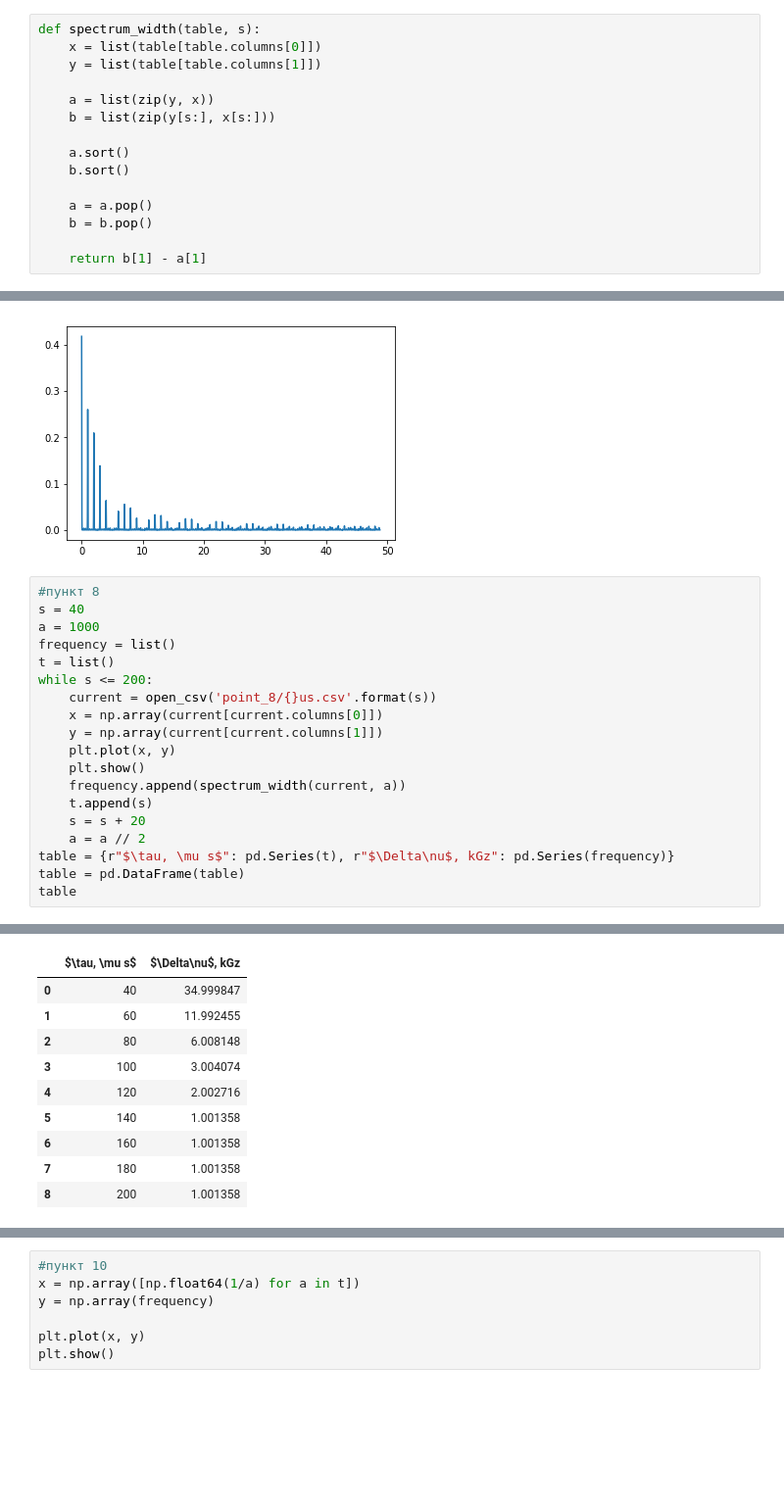
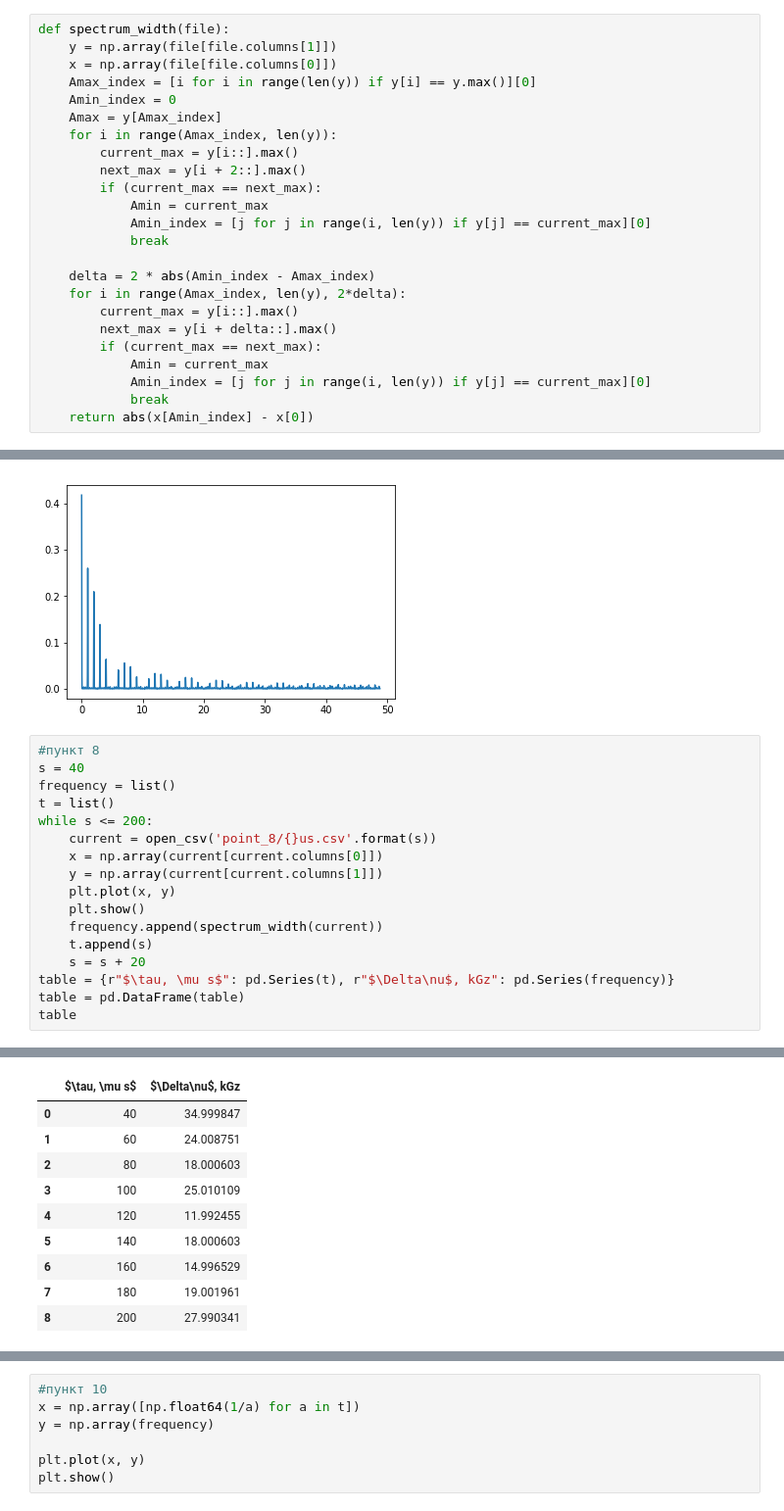
Before and after one commit to Potyashin/PhysLabs3TermMIPT, a Jupyter notebook: Спектры/Specters.ipynb, the cells around one changed output, grey strips where cells are left out. Shown: that part at 98% size. Cells and saved outputs as stored; diff of their text form; blank space fills up the shorter version.

```diff
--- a/Спектры/Specters.ipynb
+++ b/Спектры/Specters.ipynb
@@ -13,21 +13,30 @@ def open_csv(name):
     for col in file.columns:
         file[col] = [np.float64(i) for i in file[col]]
     return file
-# %%
-def spectrum_width(table, s):
-    x = list(table[table.columns[0]])
-    y = list(table[table.columns[1]])
-
-    a = list(zip(y, x))
-    b = list(zip(y[s:], x[s:]))
-
-    a.sort()
-    b.sort()
-
-    a = a.pop()
-    b = b.pop()
-
-    return b[1] - a[1]
+# %%
+def spectrum_width(file):
+    y = np.array(file[file.columns[1]])
+    x = np.array(file[file.columns[0]])
+    Amax_index = [i for i in range(len(y)) if y[i] == y.max()][0]
+    Amin_index = 0
+    Amax = y[Amax_index]
+    for i in range(Amax_index, len(y)):
+        current_max = y[i::].max()
+        next_max = y[i + 2::].max()
+        if (current_max == next_max):
+            Amin = current_max
+            Amin_index = [j for j in range(i, len(y)) if y[j] == current_max][0]
+            break
+
+    delta = 2 * abs(Amin_index - Amax_index)
+    for i in range(Amax_index, len(y), 2*delta):
+        current_max = y[i::].max()
+        next_max = y[i + delta::].max()
+        if (current_max == next_max):
+            Amin = current_max
+            Amin_index = [j for j in range(i, len(y)) if y[j] == current_max][0]
+            break
+    return abs(x[Amin_index] - x[0])
 # %%
 # Функция, которая будет давать A_min и A_max по графику
 def find_delta(file):
@@ -76,39 +85,37 @@ plt.show()
 # %%
 #пункт 8
 s = 40
-a = 1000
 frequency = list()
 t = list()
 while s <= 200:
     current = open_csv('point_8/{}us.csv'.format(s))
     x = np.array(current[current.columns[0]])
     y = np.array(current[current.columns[1]])
     plt.plot(x, y)
     plt.show()
-    frequency.append(spectrum_width(current, a))
+    frequency.append(spectrum_width(current))
     t.append(s)
     s = s + 20
-    a = a // 2
 table = {r"$\tau, \mu s$": pd.Series(t), r"$\Delta\nu$, kGz": pd.Series(frequency)}
 table = pd.DataFrame(table)
 table
 # %% [output]
 [figure]
 [figure]
 [figure]
 [figure]
 [figure]
 [figure]
 [figure]
 [figure]
 [figure]
 |  | $\tau, \mu s$ | $\Delta\nu$, kGz |
 | 0 | 40 | 34.999847 |
-| 1 | 60 | 11.992455 |
-| 2 | 80 | 6.008148 |
-| 3 | 100 | 3.004074 |
-| 4 | 120 | 2.002716 |
-| 5 | 140 | 1.001358 |
-| 6 | 160 | 1.001358 |
-| 7 | 180 | 1.001358 |
-| 8 | 200 | 1.001358 |
+| 1 | 60 | 24.008751 |
+| 2 | 80 | 18.000603 |
+| 3 | 100 | 25.010109 |
+| 4 | 120 | 11.992455 |
+| 5 | 140 | 18.000603 |
+| 6 | 160 | 14.996529 |
+| 7 | 180 | 19.001961 |
+| 8 | 200 | 27.990341 |
```
Also changed, not shown: parts of 3 cells of this notebook.
